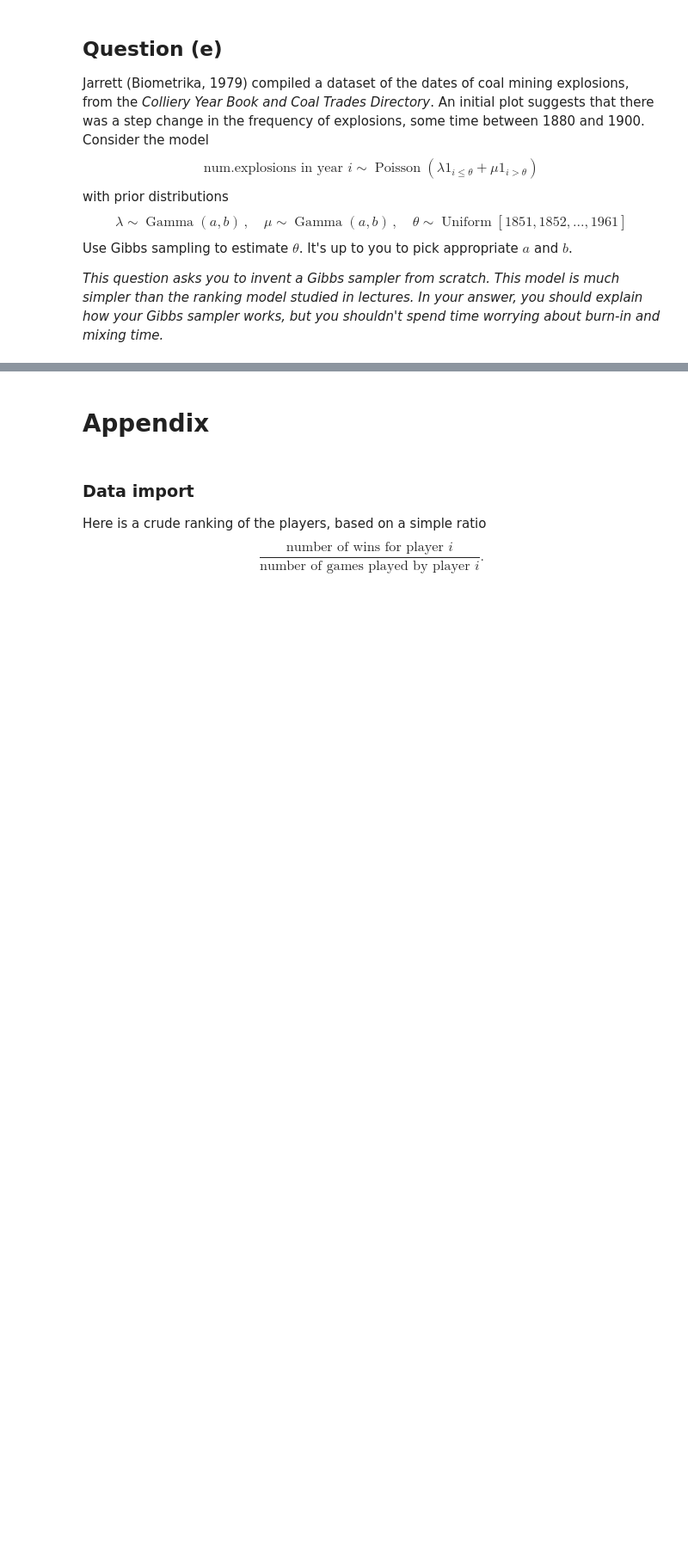
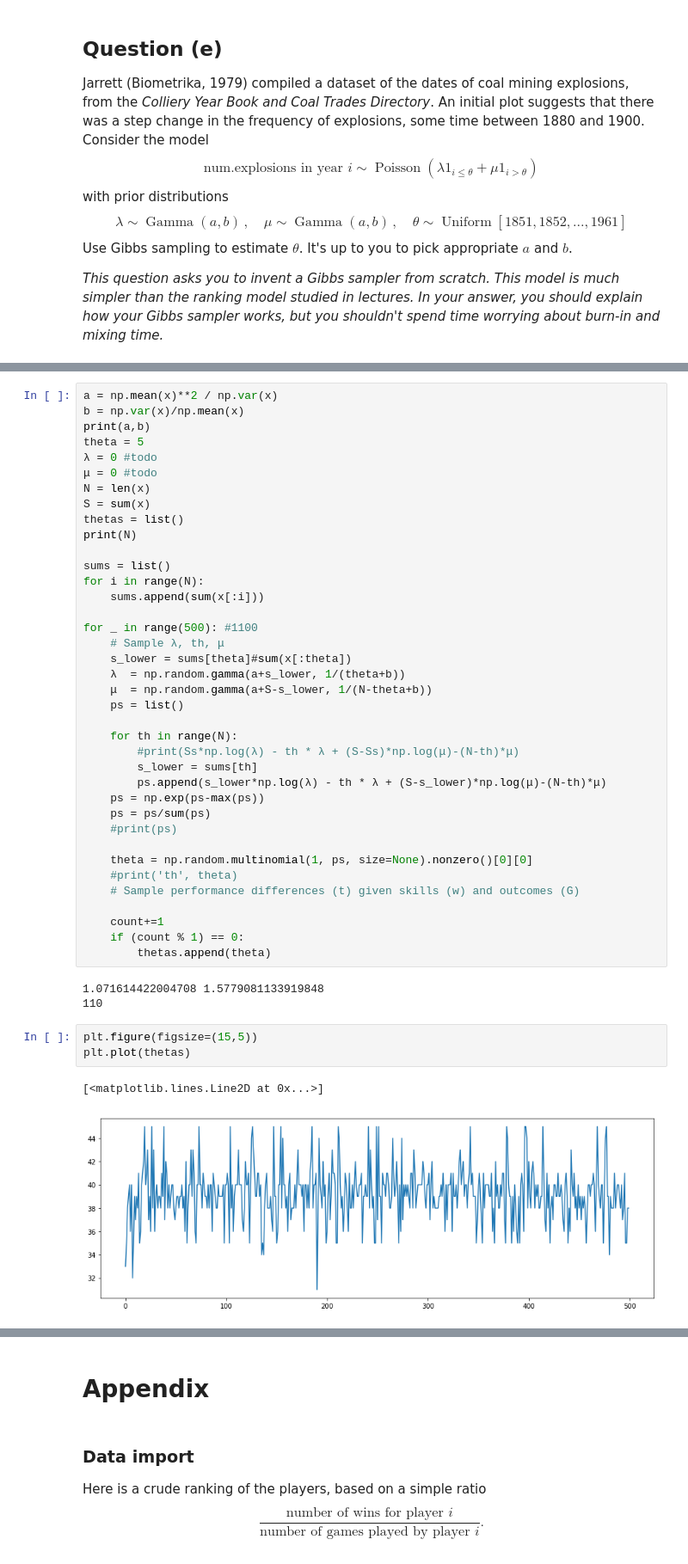
Before and after one commit to JCobbles/pml-courseworks, a Jupyter notebook: coursework2.ipynb, the cells around one changed output, grey strips where cells are left out. Shown at 86% size. Drawn from its saved outputs; the diff is of its cells as text; blank space fills up the shorter version.

```diff
--- a/coursework2.ipynb
+++ b/coursework2.ipynb
@@ -251,0 +301,47 @@ plt.show()
+# %%
+a = np.mean(x)**2 / np.var(x)
+b = np.var(x)/np.mean(x)
+print(a,b)
+theta = 5
+λ = 0 #todo
+μ = 0 #todo
+N = len(x)
+S = sum(x)
+thetas = list()
+print(N)
+
+sums = list()
+for i in range(N):
+    sums.append(sum(x[:i]))
+
+for _ in range(500): #1100
+    # Sample λ, th, μ
+    s_lower = sums[theta]#sum(x[:theta])
+    λ  = np.random.gamma(a+s_lower, 1/(theta+b))
+    μ  = np.random.gamma(a+S-s_lower, 1/(N-theta+b))
+    ps = list()
+
+    for th in range(N):
+        #print(Ss*np.log(λ) - th * λ + (S-Ss)*np.log(μ)-(N-th)*μ)
+        s_lower = sums[th]
+        ps.append(s_lower*np.log(λ) - th * λ + (S-s_lower)*np.log(μ)-(N-th)*μ)
+    ps = np.exp(ps-max(ps))
+    ps = ps/sum(ps)
+    #print(ps)
+
+    theta = np.random.multinomial(1, ps, size=None).nonzero()[0][0]
+    #print('th', theta)
+    # Sample performance differences (t) given skills (w) and outcomes (G)
+
+    count+=1
+    if (count % 1) == 0:
+        thetas.append(theta)
+# %% [output]
+1.071614422004708 1.5779081133919848
+110
+# %%
+plt.figure(figsize=(15,5))
+plt.plot(thetas)
+# %% [output]
+[<matplotlib.lines.Line2D at 0x...>]
+[figure, added]
```
Also changed, not shown: parts of 10 cells of this notebook.
